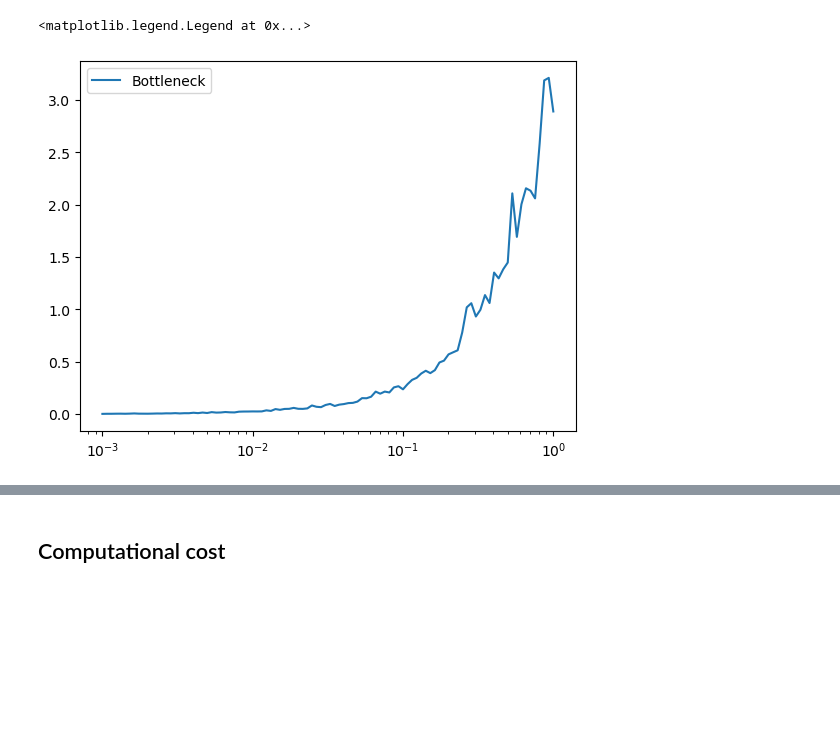
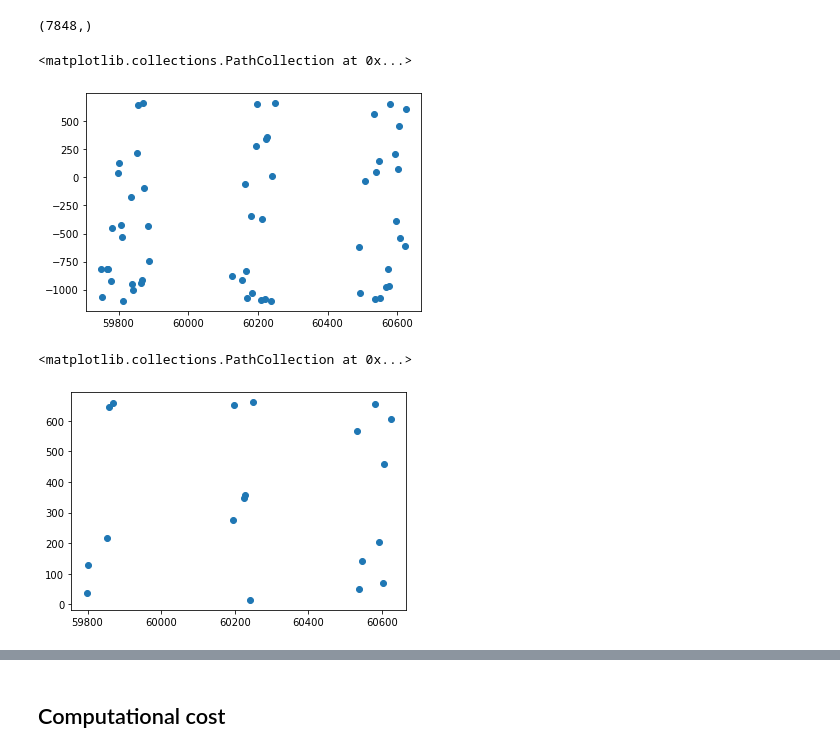
Before and after one commit to cosmic-hi-5/astropology, a Jupyter notebook: explore/distance.ipynb, the cells around one changed output, grey strips where cells are left out. Drawn from its saved outputs; the diff is of its cells as text; code cells hidden in the pictures; blank space fills up the shorter version.

```diff
--- a/explore/distance.ipynb
+++ b/explore/distance.ipynb
@@ -75,10 +17,32 @@ plot_diagrams(pdgms[-1], labels = ['H0 Noisy'])
-# %%
-fig, ax = plt.subplots()
-ax.set_xscale('log')
-# ax.set_yscale('log')
-ax.plot(noise_amplitudes, b_distances, label="Bottleneck")
-# ax.plot(noise_amplitudes, w_distances, label="Wassertein")
-ax.legend()
-# %% [output]
-<matplotlib.legend.Legend at 0x...>
-[figure, removed]
+# %%
+data_directory = "/home/edgar/astropology/data/"
+
+lcs = pd.read_csv(
+    f"{data_directory}/plasticc_train_lightcurves.csv.gz",
+)
+meta_data = pd.read_csv(
+    f"{data_directory}/plasticc_train_metadata.csv.gz",
+    index_col="object_id"
+)
+# %%
+g_mask = lcs["passband"] == PASSBANDS["g"]
+g_df = lcs.loc[g_mask].copy()
+g_df.head()
+object_ids = g_df["object_id"].unique()
+# %% [output]
+(7848,)
+# %%
+flux = g_df.loc[g_df["object_id"]==object_ids[0], "flux"].to_numpy()
+mjd = g_df.loc[g_df["object_id"]==object_ids[0], "mjd"].to_numpy()
+plt.scatter(mjd, flux)
+# %% [output]
+<matplotlib.collections.PathCollection at 0x...>
+[figure, added]
+# %%
+# mask negative values
+flux_p = flux[flux >= 0]
+mjd_p = mjd[flux >= 0]
+plt.scatter(mjd_p, flux_p)
+# %% [output]
+<matplotlib.collections.PathCollection at 0x...>
+[figure, added]
```
Also changed, not shown: parts of 15 cells of this notebook.
